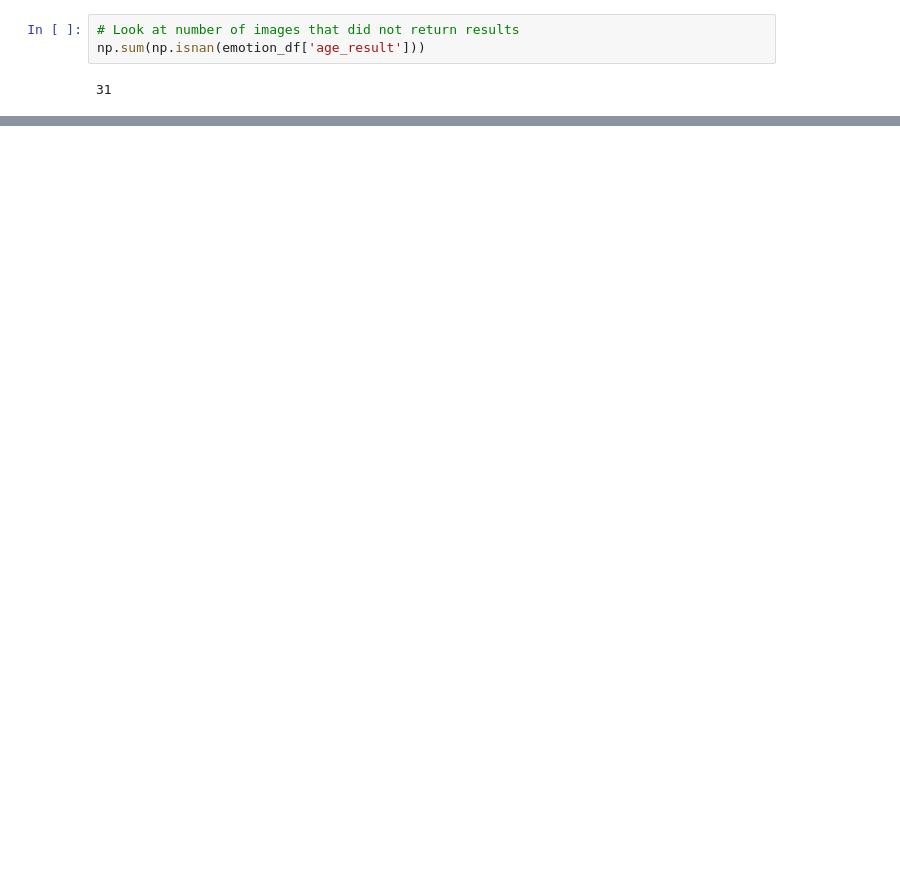
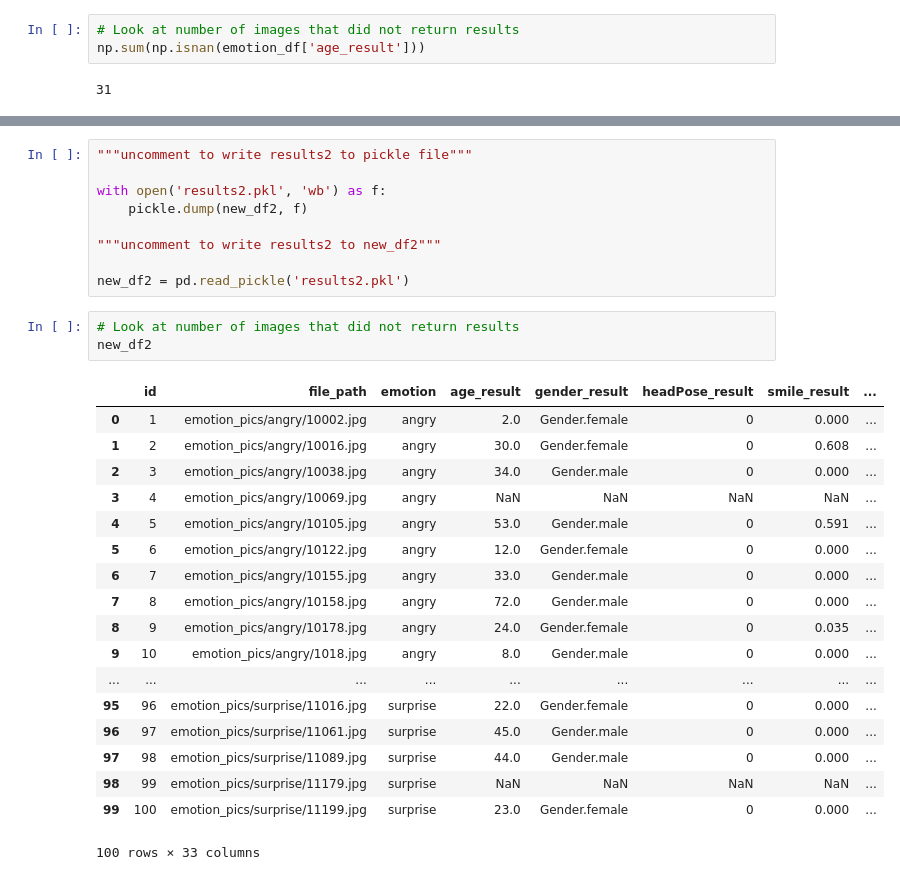
Before and after one commit to nagemnat/cs_face, a Jupyter notebook: emotions.ipynb, the cells around one changed output, grey strips where cells are left out. Saved outputs shown, nothing was run; the diff lists cells and outputs as text; blank space fills up the shorter version.

```diff
--- a/emotions.ipynb
+++ b/emotions.ipynb
@@ -562,0 +489,31 @@ AttributeError: 'str' object has no attribute 'read'
+# %%
+"""uncomment to write results2 to pickle file"""
+
+with open('results2.pkl', 'wb') as f:
+    pickle.dump(new_df2, f)
+
+"""uncomment to write results2 to new_df2"""
+
+new_df2 = pd.read_pickle('results2.pkl')
+# %%
+# Look at number of images that did not return results
+new_df2
+# %% [output]
+|  | id | file_path | emotion | age_result | gender_result | headPose_result | smile_result | ... |
+| 0 | 1 | emotion_pics/angry/10002.jpg | angry | 2.0 | Gender.female | 0 | 0.000 | ... |
+| 1 | 2 | emotion_pics/angry/10016.jpg | angry | 30.0 | Gender.female | 0 | 0.608 | ... |
+| 2 | 3 | emotion_pics/angry/10038.jpg | angry | 34.0 | Gender.male | 0 | 0.000 | ... |
+| 3 | 4 | emotion_pics/angry/10069.jpg | angry | NaN | NaN | NaN | NaN | ... |
+| 4 | 5 | emotion_pics/angry/10105.jpg | angry | 53.0 | Gender.male | 0 | 0.591 | ... |
+| 5 | 6 | emotion_pics/angry/10122.jpg | angry | 12.0 | Gender.female | 0 | 0.000 | ... |
+| 6 | 7 | emotion_pics/angry/10155.jpg | angry | 33.0 | Gender.male | 0 | 0.000 | ... |
+| 7 | 8 | emotion_pics/angry/10158.jpg | angry | 72.0 | Gender.male | 0 | 0.000 | ... |
+| 8 | 9 | emotion_pics/angry/10178.jpg | angry | 24.0 | Gender.female | 0 | 0.035 | ... |
+| 9 | 10 | emotion_pics/angry/1018.jpg | angry | 8.0 | Gender.male | 0 | 0.000 | ... |
+| ... | ... | ... | ... | ... | ... | ... | ... | ... |
+| 95 | 96 | emotion_pics/surprise/11016.jpg | surprise | 22.0 | Gender.female | 0 | 0.000 | ... |
+| 96 | 97 | emotion_pics/surprise/11061.jpg | surprise | 45.0 | Gender.male | 0 | 0.000 | ... |
+| 97 | 98 | emotion_pics/surprise/11089.jpg | surprise | 44.0 | Gender.male | 0 | 0.000 | ... |
+| 98 | 99 | emotion_pics/surprise/11179.jpg | surprise | NaN | NaN | NaN | NaN | ... |
+| 99 | 100 | emotion_pics/surprise/11199.jpg | surprise | 23.0 | Gender.female | 0 | 0.000 | ... |
+100 rows × 33 columns
```
Also changed, not shown: parts of 37 cells of this notebook, 1 other file.
